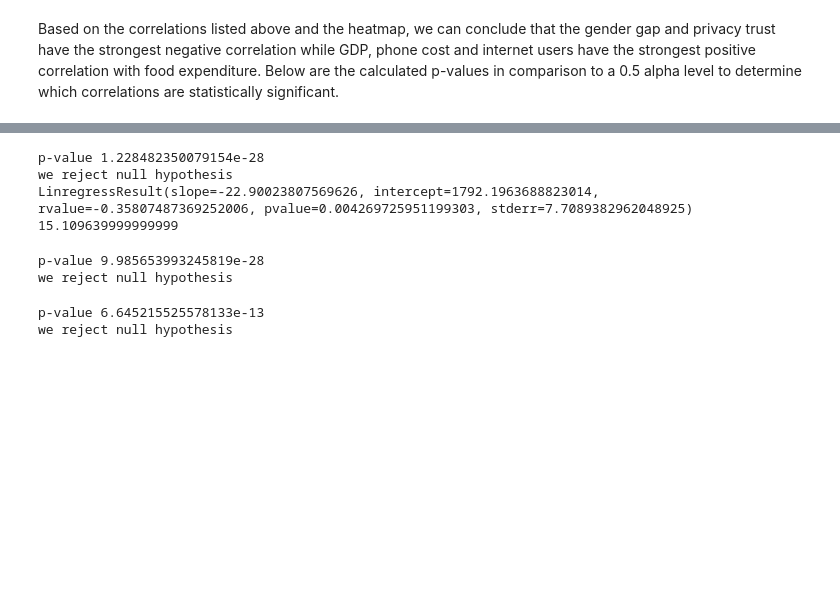
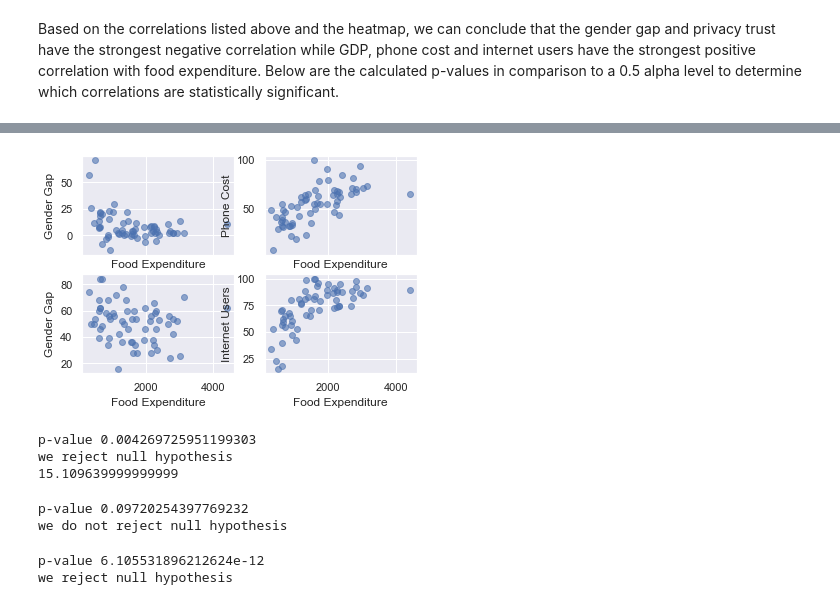
Before and after one commit to tklausner/info2950-project, a Jupyter notebook: INFO2950_Project.ipynb, the cells around one changed output, grey strips where cells are left out. Cells and saved outputs as stored; diff of their text form; code cells hidden in the pictures; blank space fills up the shorter version.

```diff
--- a/INFO2950_Project.ipynb
+++ b/INFO2950_Project.ipynb
@@ -341,2 +344,21 @@ sns.heatmap(if_data.corr())
 # %% [markdown]
 Based on the correlations listed above and the heatmap, we can conclude that the gender gap and privacy trust have the strongest negative correlation while GDP, phone cost and internet users have the strongest positive correlation with food expenditure. Below are the calculated p-values in comparison to a 0.5 alpha level to determine which correlations are statistically significant.
+# %%
+data = if_data.copy()
+
+# check for NAN elements
+print('NAN elements:')
+print(data.isna().sum())
+
+# check size of X before dropping NAN rows
+print('\nSize of feature array before dropping: ', data.size)
+
+# drop NAN rows
+data = data.dropna()
+
+# size of X after dropping NAN rows
+print('\nSize of feature array after dropping: ', data.size)
+#X = data[['phone_cost', 'internet_users', 'electric_access']]
+
+# dropping potential y columns, creating feature array X
+#X = data.drop(['country', 'GDP', 'food_expenditure', 'total_population', 'gender_gap'], axis=1)
@@ -343,63 +386,81 @@ Based on the correlations listed above and the heatmap, we can conclude that the
+# %%
+f, axes = plt.subplots(nrows = 2, ncols = 2, sharex=True)
+sc = axes[0][0].scatter(data['food_expenditure'],data['gender_gap'], alpha=.6)
+axes[0][0].set_xlabel('Food Expenditure', labelpad = 5)
+axes[0][0].set_ylabel('Gender Gap', labelpad = 5)
+
+axes[0][1].scatter(data['food_expenditure'],data['phone_cost'],  alpha=.6)
+axes[0][1].set_xlabel('Food Expenditure', labelpad = 5)
+axes[0][1].set_ylabel('Phone Cost', labelpad = 5)
+
+axes[1][0].scatter(data['food_expenditure'],data['privacy_trust'],  alpha=.6)
+axes[1][0].set_xlabel('Food Expenditure', labelpad = 5)
+axes[1][0].set_ylabel('Gender Gap', labelpad = 5)
+
+axes[1][1].scatter(data['food_expenditure'],data['internet_users'],  alpha=.6)
+axes[1][1].set_xlabel('Food Expenditure', labelpad = 5)
+axes[1][1].set_ylabel('Internet Users', labelpad = 5)
+plt.show()
+# %% [output]
+[figure, added]
 # %%
 #Two Sampled T test for gender gap and food expenditure
 
 from scipy.stats import ttest_ind
+from scipy.stats import linregress
 import numpy as np
 
-gendergap=if_data.dropna()['gender_gap']
-food_expend=if_data.dropna()['food_expenditure']
 
-ttest, pval=stats.ttest_ind(food_expend, gendergap)
+food_expend = data['food_expenditure']
+gendergap = data['gender_gap']
 
+lr =linregress(food_expend, gendergap)
+
+pval = lr.pvalue
 print("p-value", pval)
 if pval <0.05:
   print("we reject null hypothesis")
 else:
-  print("we accept null hypothesis")
+  print("we do not null hypothesis")
 
-#linregression
-from scipy.stats import linregress
-linregress1=linregress(gendergap, food_expend)
-print(linregress1)
 
 #i think a 95% confidence interval is the mean + just std error*1.96
 confidence_interval1=1.96*7.709
 print(confidence_interval1)
 # %% [output]
-p-value 1.228482350079154e-28
+p-value 0.004269725951199303
 we reject null hypothesis
-LinregressResult(slope=-22.90023807569626, intercept=1792.1963688823014, rvalue=-0.35807487369252006, pvalue=0.004269725951199303, stderr=7.7089382962048925)
 15.109639999999999
 # %%
 #Two Sampled T test for privacy_trust and food expenditure
 
-privacy_trust=if_data.dropna()['privacy_trust']
-food_expend=if_data.dropna()['food_expenditure']
+privacy_trust=data['privacy_trust']
 
-ttest, pval=stats.ttest_ind(food_expend, privacy_trust)
+lr =linregress(food_expend, privacy_trust)
 
+pval = lr.pvalue
 print("p-value", pval)
 if pval <0.05:
   print("we reject null hypothesis")
 else:
-  print("we accept null hypothesis")
+  print("we do not reject null hypothesis")
 # %% [output]
-p-value 9.985653993245819e-28
-we reject null hypothesis
+p-value 0.09720254397769232
+we do not reject null hypothesis
 # %%
 #Two sampled T test for GDP and Food expenditure
-GDP=if_data.dropna()['GDP']
-food_expend=if_data.dropna()['food_expenditure']
+GDP=data['GDP']
 
-ttest, pval=stats.ttest_ind(food_expend, GDP)
+lr =linregress(food_expend, GDP)
 
+pval = lr.pvalue
 print("p-value", pval)
 if pval <0.05:
   print("we reject null hypothesis")
 else:
-  print("we accept null hypothesis")
+  print("we do not reject null hypothesis")
 # %% [output]
-p-value 6.645215525578133e-13
+p-value 6.105531896212624e-12
 we reject null hypothesis
 # %%
 #two sampled T test for phone cost and food_expenditure
```
Also changed, not shown: parts of 15 cells of this notebook.
